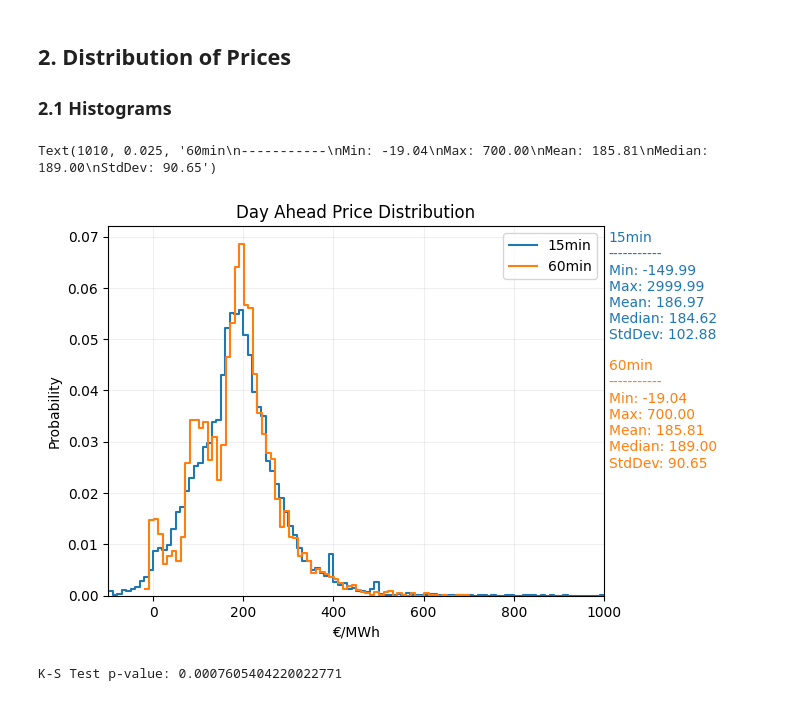
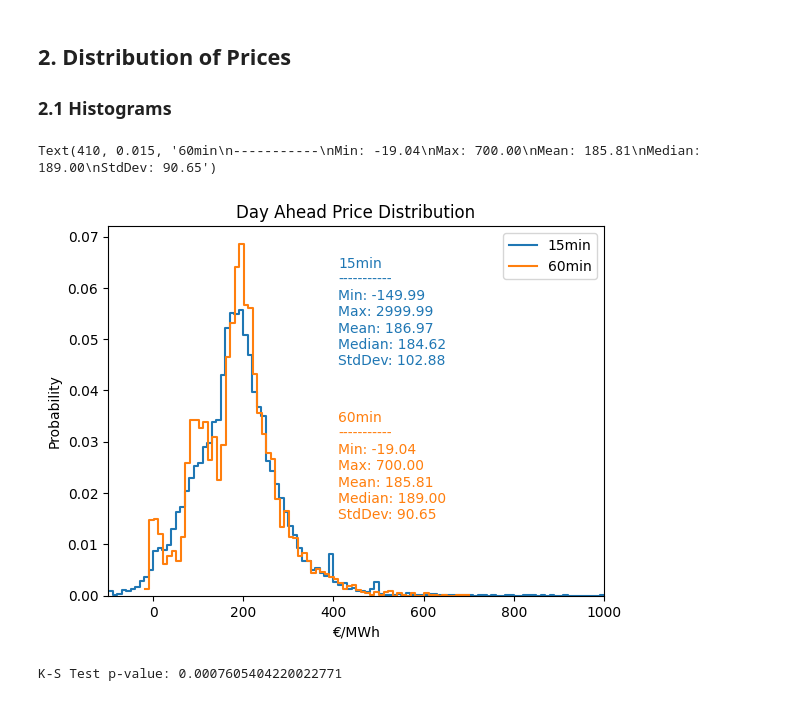
Before and after one commit to aturcati/battery-optimization, a Jupyter notebook: notebooks/0.0_price_timeseries_analysis.ipynb, the cells around one changed output. Drawn from its saved outputs; the diff is of its cells as text; code cells hidden in the pictures.

```diff
--- a/notebooks/0.0_price_timeseries_analysis.ipynb
+++ b/notebooks/0.0_price_timeseries_analysis.ipynb
@@ -397,40 +398,40 @@ sns.histplot(
     ax=ax,
     label="60min",
     stat="probability",
     element='step',
     fill=False
 )
 ax.legend()
-ax.grid(alpha=0.2)
+#ax.grid(alpha=0.2)
 ax.set_xlim([-100,1000])
 ax.set_xlabel("€/MWh")
 ax.set_title("Day Ahead Price Distribution")
 ax.text(
-    1010,
-    0.05,
+    410,
+    0.045,
     "15min\n-----------\n"+\
     f"Min: {dh.fifteen_df['price'].min():.2f}\n"+\
     f"Max: {dh.fifteen_df['price'].max():.2f}\n"+\
     f"Mean: {dh.fifteen_df['price'].mean():.2f}\n"+\
     f"Median: {dh.fifteen_df['price'].median():.2f}\n"+\
     f"StdDev: {dh.fifteen_df['price'].std():.2f}",
     fontsize=10,
     color="C0"
 )
 ax.text(
-    1010,
-    0.025,
+    410,
+    0.015,
     "60min\n-----------\n"+\
     f"Min: {dh.hourly_df['price'].min():.2f}\n"+\
     f"Max: {dh.hourly_df['price'].max():.2f}\n"+\
     f"Mean: {dh.hourly_df['price'].mean():.2f}\n"+\
     f"Median: {dh.hourly_df['price'].median():.2f}\n"+\
     f"StdDev: {dh.hourly_df['price'].std():.2f}",    fontsize=10,
     color="C1"
 )
 # %% [output]
-Text(1010, 0.025, '60min\n-----------\nMin: -19.04\nMax: 700.00\nMean: 185.81\nMedian: 189.00\nStdDev: 90.65')
+Text(410, 0.015, '60min\n-----------\nMin: -19.04\nMax: 700.00\nMean: 185.81\nMedian: 189.00\nStdDev: 90.65')
-[figure, old version]
+[figure, new version]
 # %%
 print(f"K-S Test p-value: {scipy.stats.kstest(dh.hourly_df['price'], dh.fifteen_df['price']).pvalue}")
 # %% [output]
```
Also changed, not shown: parts of 8 cells of this notebook, 1 other file.
